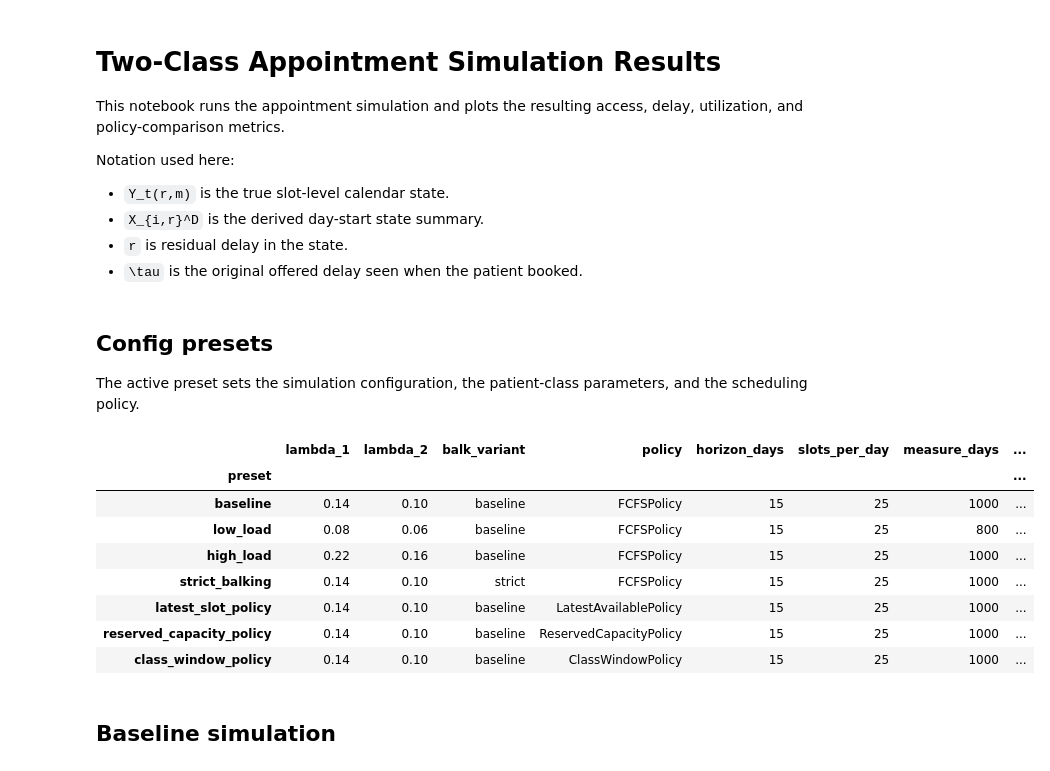
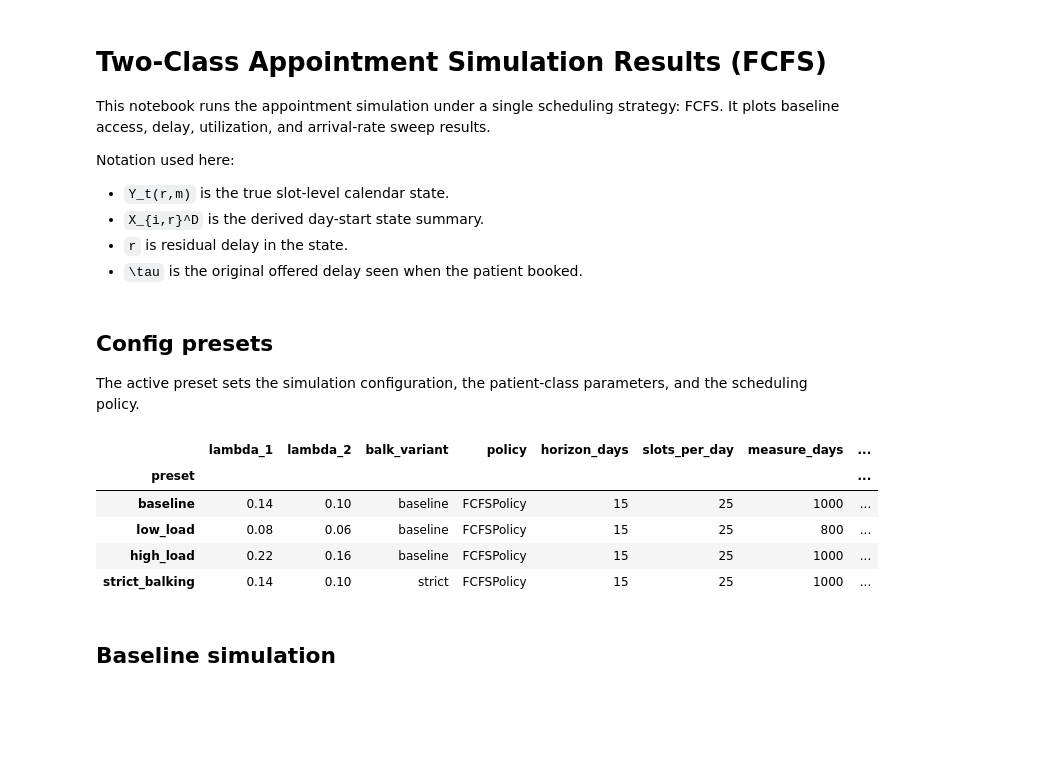
Before and after one commit to alexandre-sdd/research_cuimc_queuing, a Jupyter notebook: Notebooks/simulation.ipynb, the cells around one changed output. Cells and saved outputs as stored; diff of their text form; code cells hidden in the pictures; blank space fills up the shorter version.

Commit message:
docs: split fcfs simulation and policy notebooks

```diff
--- a/Notebooks/simulation.ipynb
+++ b/Notebooks/simulation.ipynb
@@ -1,7 +1,7 @@
 # %% [markdown]
-# Two-Class Appointment Simulation Results
+# Two-Class Appointment Simulation Results (FCFS)
 
-This notebook runs the appointment simulation and plots the resulting access, delay, utilization, and policy-comparison metrics.
+This notebook runs the appointment simulation under a single scheduling strategy: FCFS. It plots baseline access, delay, utilization, and arrival-rate sweep results.
 
 Notation used here:
 
@@ -102,80 +99,35 @@ CONFIG_PRESETS = {
         "policy": FCFSPolicy(),
         "notes": "Same arrivals as baseline but with earlier balk thresholds and higher balk levels.",
     },
-    "latest_slot_policy": {
-        "simulation": dict(
-            horizon_days=15,
-            slots_per_day=25,
-            burn_in_days=250,
-            measure_days=1000,
-            access_target_days=30,
-            rng_seed=31,
-        ),
-        "classes": dict(lambda_1=0.14, lambda_2=0.10, balk_variant="baseline"),
-        "policy": LatestAvailablePolicy(),
-        "notes": "Same behavior functions as baseline but with a non-FCFS placement rule.",
-    },
-    "reserved_capacity_policy": {
-        "simulation": dict(
-            horizon_days=15,
-            slots_per_day=25,
-            burn_in_days=250,
-            measure_days=1000,
-            access_target_days=30,
-            rng_seed=37,
-        ),
-        "classes": dict(lambda_1=0.14, lambda_2=0.10, balk_variant="baseline"),
-        "policy": ReservedCapacityPolicy.from_shares(
-            slots_per_day=25,
-            reserved_share_by_class={1: 0.20, 2: 0.20},
-        ),
-        "notes": "Strictly reserves 20% of daily slots for each class, leaving the rest shared.",
-    },
-    "class_window_policy": {
-        "simulation": dict(
-            horizon_days=15,
-            slots_per_day=25,
-            burn_in_days=250,
-            measure_days=1000,
-            access_target_days=30,
-            rng_seed=41,
-        ),
-        "classes": dict(lambda_1=0.14, lambda_2=0.10, balk_variant="baseline"),
-        "policy": ClassWindowPolicy(max_delay_by_class={1: 4, 2: 8}),
-        "notes": "Illustrates class-specific access windows, with a tighter window for class 1.",
-    },
 }
 
 ACTIVE_PRESET = "baseline"
 
 pd.DataFrame(
     [
         {
             "preset": name,
             "lambda_1": preset["classes"]["lambda_1"],
             "lambda_2": preset["classes"]["lambda_2"],
             "balk_variant": preset["classes"]["balk_variant"],
             "policy": type(preset["policy"]).__name__,
             "horizon_days": preset["simulation"]["horizon_days"],
             "slots_per_day": preset["simulation"]["slots_per_day"],
             "measure_days": preset["simulation"]["measure_days"],
             "access_target_days": preset["simulation"]["access_target_days"],
             "seed": preset["simulation"]["rng_seed"],
             "notes": preset["notes"],
         }
         for name, preset in CONFIG_PRESETS.items()
     ]
 ).set_index("preset")
 # %% [output]
 |  | lambda_1 | lambda_2 | balk_variant | policy | horizon_days | slots_per_day | measure_days | ... |
 | preset |  |  |  |  |  |  |  | ... |
 | baseline | 0.14 | 0.10 | baseline | FCFSPolicy | 15 | 25 | 1000 | ... |
 | low_load | 0.08 | 0.06 | baseline | FCFSPolicy | 15 | 25 | 800 | ... |
 | high_load | 0.22 | 0.16 | baseline | FCFSPolicy | 15 | 25 | 1000 | ... |
 | strict_balking | 0.14 | 0.10 | strict | FCFSPolicy | 15 | 25 | 1000 | ... |
-| latest_slot_policy | 0.14 | 0.10 | baseline | LatestAvailablePolicy | 15 | 25 | 1000 | ... |
-| reserved_capacity_policy | 0.14 | 0.10 | baseline | ReservedCapacityPolicy | 15 | 25 | 1000 | ... |
-| class_window_policy | 0.14 | 0.10 | baseline | ClassWindowPolicy | 15 | 25 | 1000 | ... |
 # %%
 def make_classes(lambda_1=0.14, lambda_2=0.10, balk_variant="baseline"):
     if balk_variant == "baseline":
```
Also changed, not shown: parts of 4 cells of this notebook, 2 other files.
